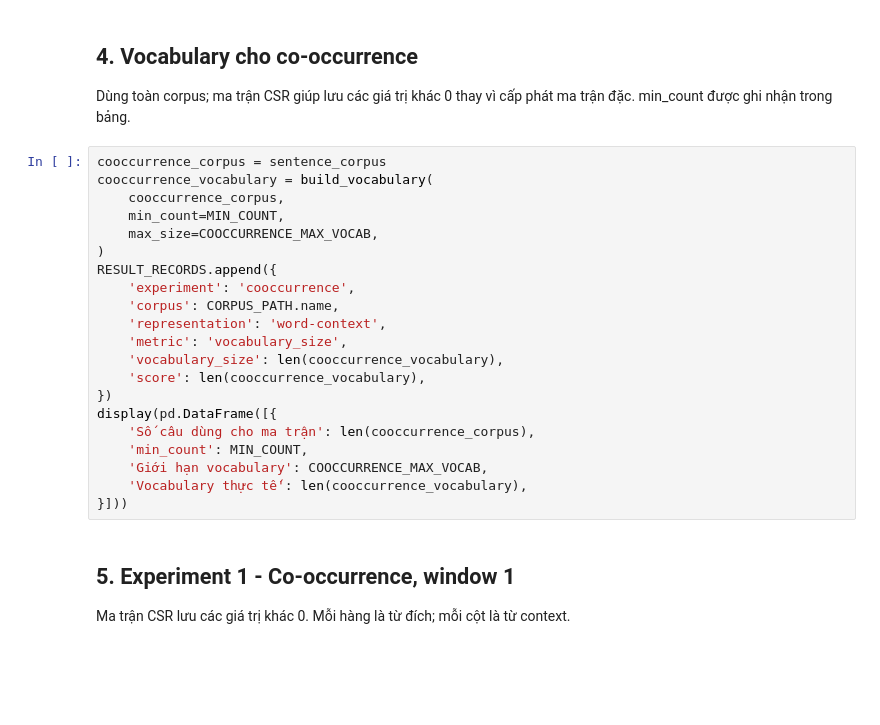
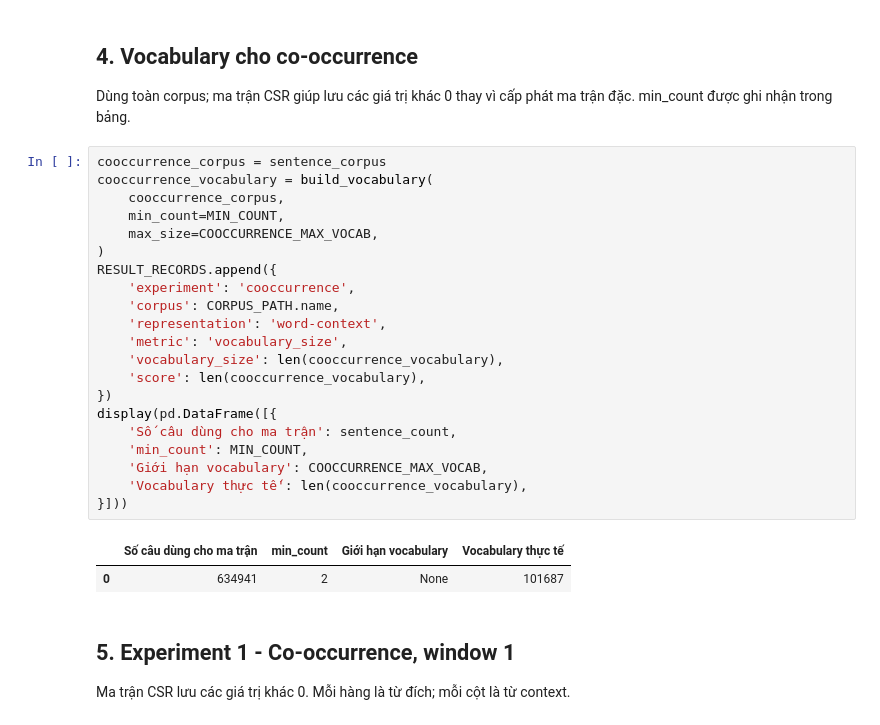
Before and after one commit to kienng221105/NLP_course, a Jupyter notebook: lab03/word_embedding.ipynb, the cells around one changed output. Cells and saved outputs as stored; diff of their text form; blank space fills up the shorter version.

```diff
--- a/lab03/word_embedding.ipynb
+++ b/lab03/word_embedding.ipynb
@@ -107,24 +130,27 @@ Dùng toàn corpus; ma trận CSR giúp lưu các giá trị khác 0 thay vì c
 # %%
 cooccurrence_corpus = sentence_corpus
 cooccurrence_vocabulary = build_vocabulary(
     cooccurrence_corpus,
     min_count=MIN_COUNT,
     max_size=COOCCURRENCE_MAX_VOCAB,
 )
 RESULT_RECORDS.append({
     'experiment': 'cooccurrence',
     'corpus': CORPUS_PATH.name,
     'representation': 'word-context',
     'metric': 'vocabulary_size',
     'vocabulary_size': len(cooccurrence_vocabulary),
     'score': len(cooccurrence_vocabulary),
 })
 display(pd.DataFrame([{
-    'Số câu dùng cho ma trận': len(cooccurrence_corpus),
+    'Số câu dùng cho ma trận': sentence_count,
     'min_count': MIN_COUNT,
     'Giới hạn vocabulary': COOCCURRENCE_MAX_VOCAB,
     'Vocabulary thực tế': len(cooccurrence_vocabulary),
 }]))
+# %% [output]
+|  | Số câu dùng cho ma trận | min_count | Giới hạn vocabulary | Vocabulary thực tế |
+| 0 | 634941 | 2 | None | 101687 |
 # %% [markdown]
 ## 5. Experiment 1 - Co-occurrence, window 1
 Ma trận CSR lưu các giá trị khác 0. Mỗi hàng là từ đích; mỗi cột là từ context.
```
Also changed, not shown: parts of 15 cells of this notebook.
